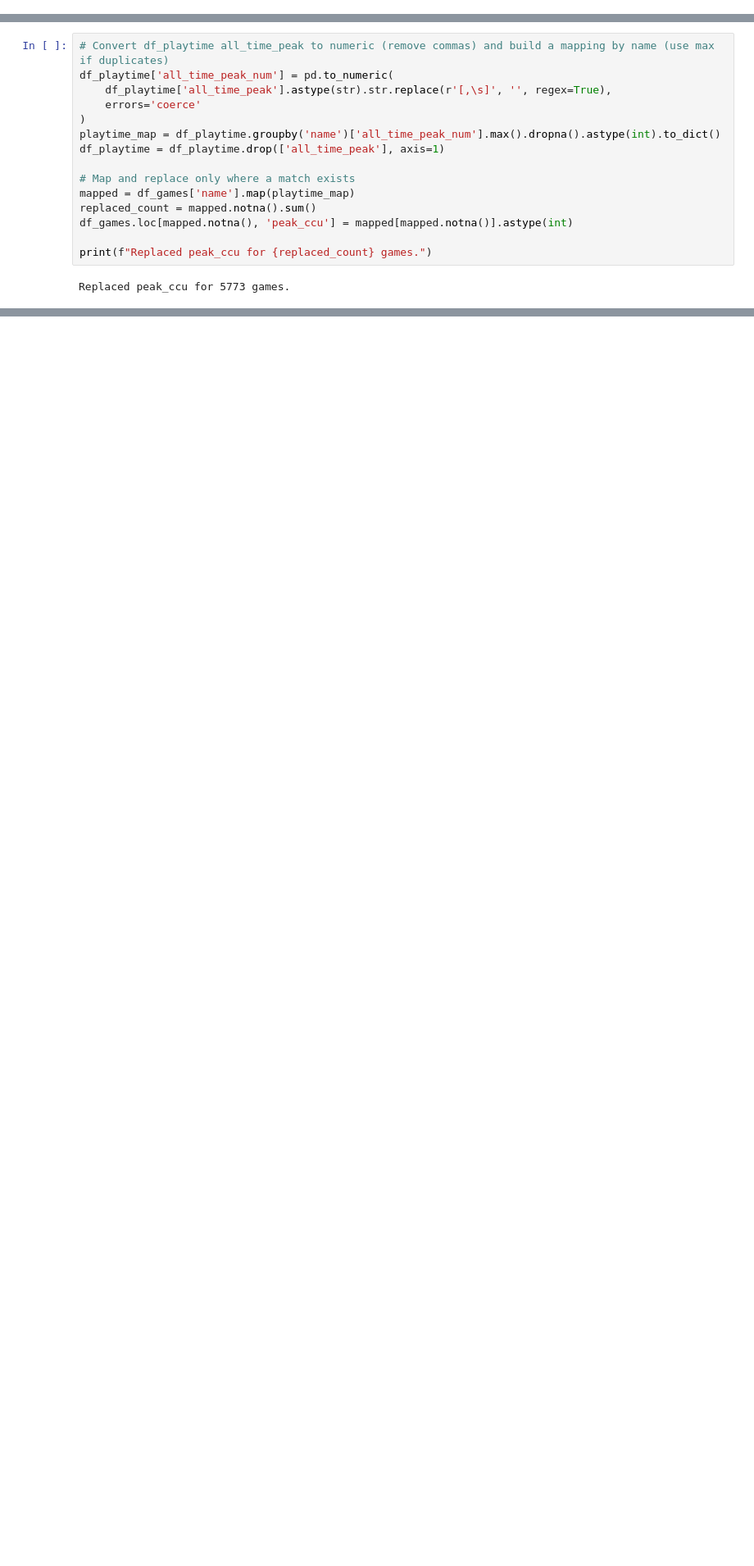
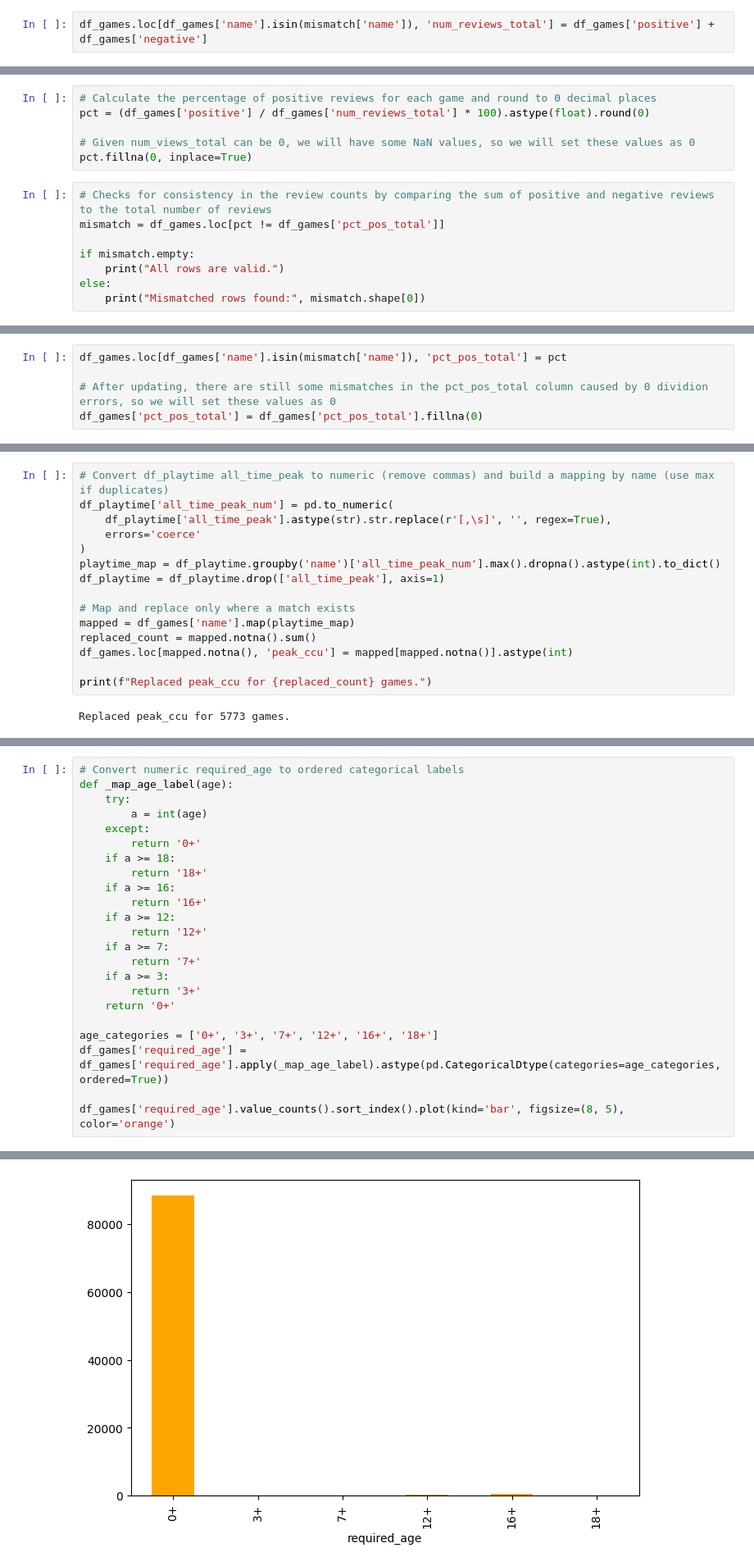
Before and after one commit to Jingrui-Zhu/SLDV, a Jupyter notebook: dataset_cleaning.ipynb, the cells around one changed output, grey strips where cells are left out. Shown at 82% size. Cells and saved outputs as stored; diff of their text form; blank space fills up the shorter version.

Commit message:
latest version of games_cleaned dataset

```diff
--- a/dataset_cleaning.ipynb
+++ b/dataset_cleaning.ipynb
@@ -125,0 +161,2 @@ df_games = df_games.drop(['median_playtime_2weeks', 'average_playtime_2weeks', '
+# %%
+df_games.loc[df_games['name'].isin(mismatch['name']), 'num_reviews_total'] = df_games['positive'] + df_games['negative']
@@ -125,0 +175,14 @@ df_games = df_games.drop(['median_playtime_2weeks', 'average_playtime_2weeks', '
+# %%
+# Calculate the percentage of positive reviews for each game and round to 0 decimal places
+pct = (df_games['positive'] / df_games['num_reviews_total'] * 100).astype(float).round(0)
+
+# Given num_views_total can be 0, we will have some NaN values, so we will set these values as 0
+pct.fillna(0, inplace=True)
+# %%
+# Checks for consistency in the review counts by comparing the sum of positive and negative reviews to the total number of reviews
+mismatch = df_games.loc[pct != df_games['pct_pos_total']]
+
+if mismatch.empty:
+    print("All rows are valid.")
+else:
+    print("Mismatched rows found:", mismatch.shape[0])
@@ -125,0 +191,5 @@ df_games = df_games.drop(['median_playtime_2weeks', 'average_playtime_2weeks', '
+# %%
+df_games.loc[df_games['name'].isin(mismatch['name']), 'pct_pos_total'] = pct
+
+# After updating, there are still some mismatches in the pct_pos_total column caused by 0 dividion errors, so we will set these values as 0
+df_games['pct_pos_total'] = df_games['pct_pos_total'].fillna(0)
@@ -408,0 +485,24 @@ Replaced peak_ccu for 5773 games.
+# %%
+# Convert numeric required_age to ordered categorical labels
+def _map_age_label(age):
+    try:
+        a = int(age)
+    except:
+        return '0+'
+    if a >= 18:
+        return '18+'
+    if a >= 16:
+        return '16+'
+    if a >= 12:
+        return '12+'
+    if a >= 7:
+        return '7+'
+    if a >= 3:
+        return '3+'
+    return '0+'
+
+age_categories = ['0+', '3+', '7+', '12+', '16+', '18+']
+df_games['required_age'] = df_games['required_age'].apply(_map_age_label).astype(pd.CategoricalDtype(categories=age_categories, ordered=True))
+
+df_games['required_age'].value_counts().sort_index().plot(kind='bar', figsize=(8, 5), color='orange')
+# %% [output]
@@ -408,0 +510 @@ Replaced peak_ccu for 5773 games.
+[figure, added]
```
Also changed, not shown: parts of 33 cells of this notebook, 1 other file.
